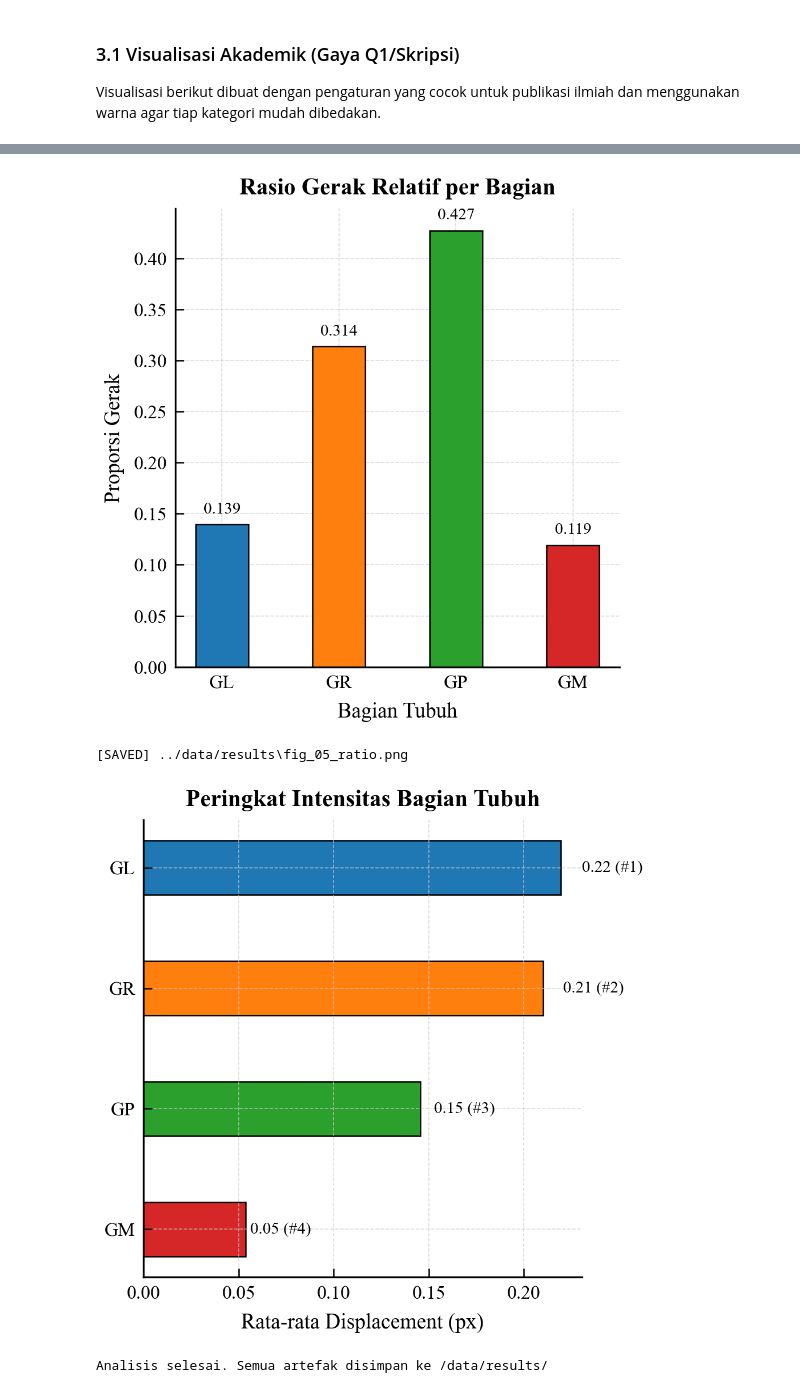
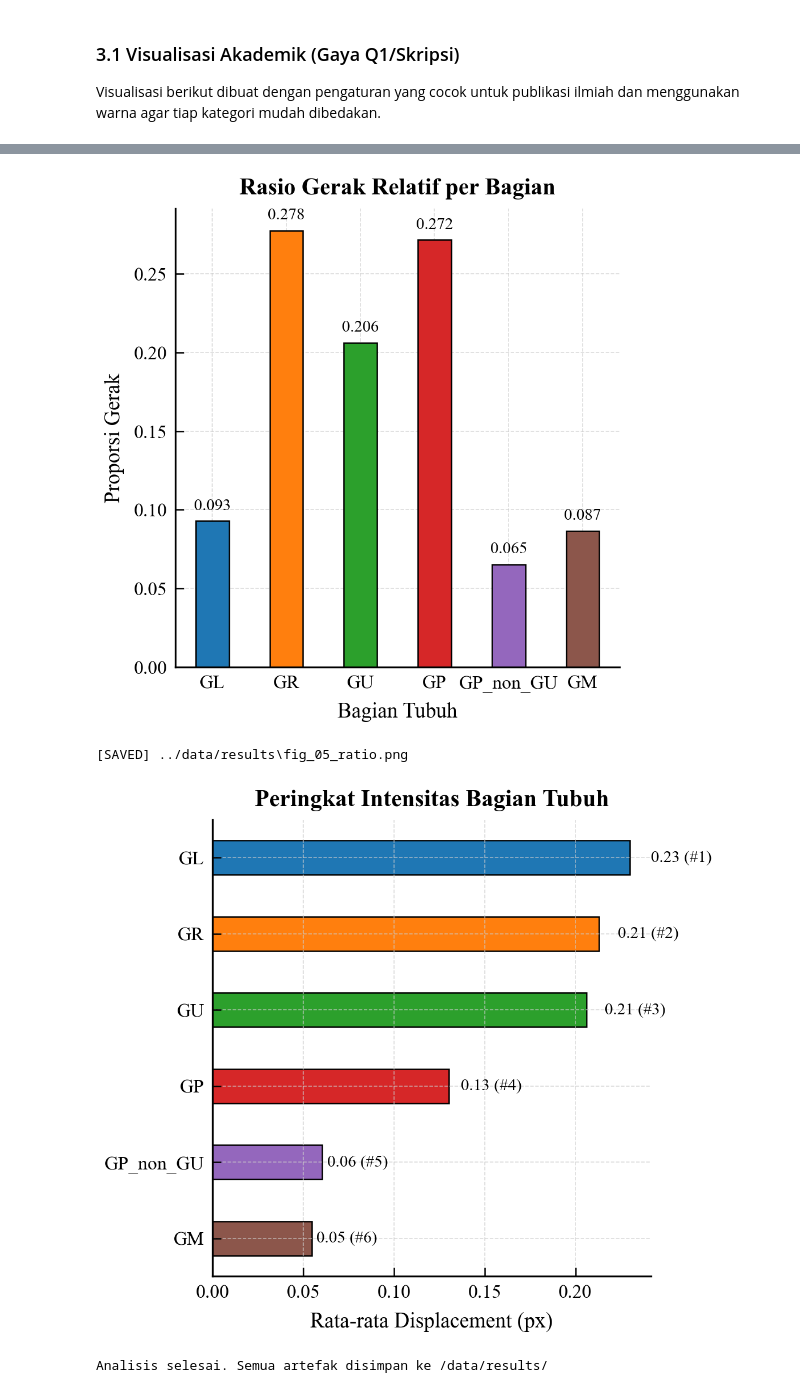
Before and after one commit to MahardikaPratama/rgb-to-skeleton-mediapipe, a Jupyter notebook: notebooks/motion_data_analysis.ipynb, the cells around one changed output, grey strips where cells are left out. Drawn from its saved outputs; the diff is of its cells as text; code cells hidden in the pictures.

```diff
--- a/notebooks/motion_data_analysis.ipynb
+++ b/notebooks/motion_data_analysis.ipynb
@@ -131,5 +133,12 @@ full_dataset['body_part'] = full_dataset['keypoint_id'].apply(get_body_part_labe
 valid_motion_rows = full_dataset['displacement'].notna().sum()
 print(f"Total Data Points: {len(full_dataset):,}")
 print(f"Valid Motion Points: {valid_motion_rows:,} ({(valid_motion_rows/len(full_dataset)*100):.1f}%)")
+
+# Duplicate Upper Limb (GU) so GP stays intact
+gu_data = full_dataset[full_dataset['keypoint_id'].isin(range(72, 84))].copy()
+gu_data['body_part'] = 'GU'
+gp_non_gu_data = full_dataset[(full_dataset['keypoint_id'] >= 61) & (full_dataset['keypoint_id'] <= 85) & ~full_dataset['keypoint_id'].isin(range(72, 84))].copy()
+gp_non_gu_data['body_part'] = 'GP_non_GU'
+full_dataset = pd.concat([full_dataset, gu_data, gp_non_gu_data], ignore_index=True)
 # %% [output]
 Computing motion features...
@@ -213,8 +224,8 @@ matplotlib.rcParams.update({
     'savefig.pad_inches' : 0.05,
 })
 
-COLORS  = ['#1f77b4', '#ff7f0e', '#2ca02c', '#d62728']
-HATCHES = ['', '///', '...', 'xxx']
+COLORS  = ['#1f77b4', '#ff7f0e', '#2ca02c', '#d62728', '#9467bd', '#8c564b']
+HATCHES = ['', '///', '...', 'xxx', '++', 'OO']
 BAR_EC  = 'black'
 BAR_LW  = 0.6
 BAR_W   = 0.45
@@ -327,4 +338,4 @@ print('\nAnalisis selesai. Semua artefak disimpan ke /data/results/')
-[figure, old version]
+[figure, new version]
 [SAVED] ../data/results\fig_05_ratio.png
-[figure, old version]
+[figure, new version]
 Analisis selesai. Semua artefak disimpan ke /data/results/
```
Also changed, not shown: parts of 5 cells of this notebook, 56 other files.
